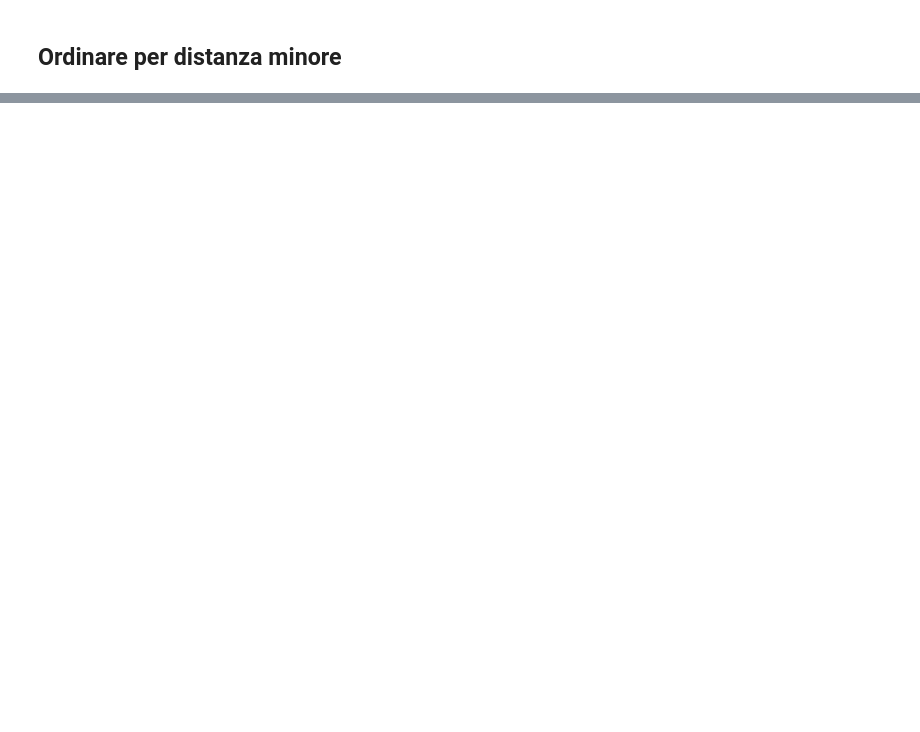
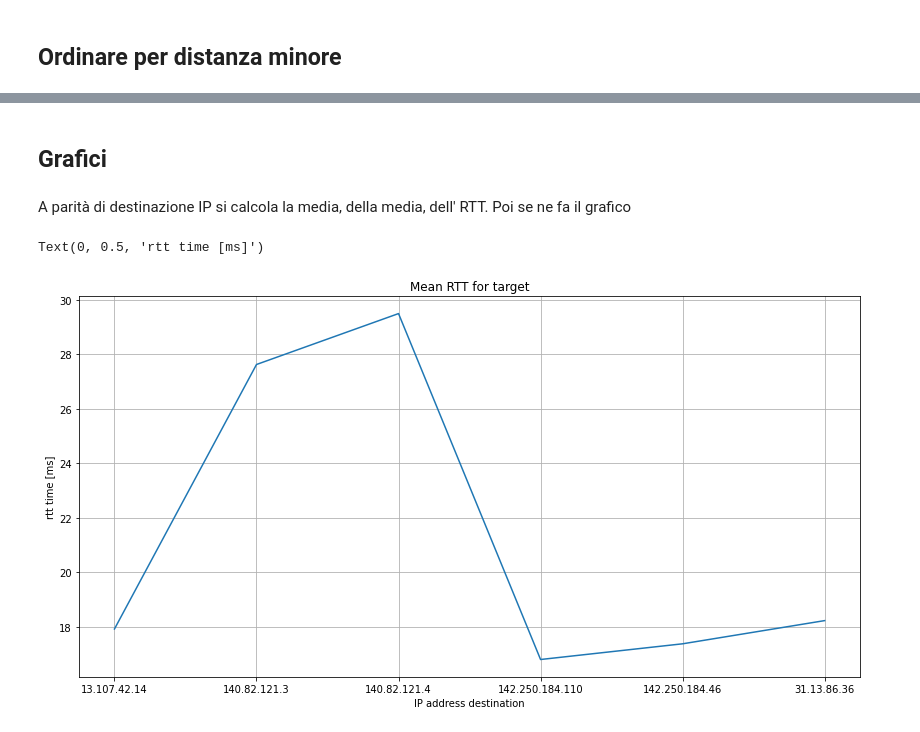
Before and after one commit to Davide-Lotito/EDI_labs, a Jupyter notebook: lab1/notebook/notebook.ipynb, the cells around one changed output, grey strips where cells are left out. Drawn from its saved outputs; the diff is of its cells as text; code cells hidden in the pictures; blank space fills up the shorter version.

```diff
--- a/lab1/notebook/notebook.ipynb
+++ b/lab1/notebook/notebook.ipynb
@@ -133,0 +151,14 @@ df.sort_values('distance')
+# %% [markdown]
+## Grafici
+# %% [markdown]
+A parità di destinazione IP si calcola la media, della media, dell' RTT. Poi se ne fa il grafico
+# %%
+df.groupby("destination").avgRTT.mean().plot()
+plt.grid()
+plt.rcParams["figure.figsize"] = (14, 7)
+plt.title("Mean RTT for target")
+plt.xlabel("IP address destination")
+plt.ylabel("rtt time [ms]")
+# %% [output]
+Text(0, 0.5, 'rtt time [ms]')
+[figure, added]
```
Also changed, not shown: parts of 7 cells of this notebook, 1 other file.
